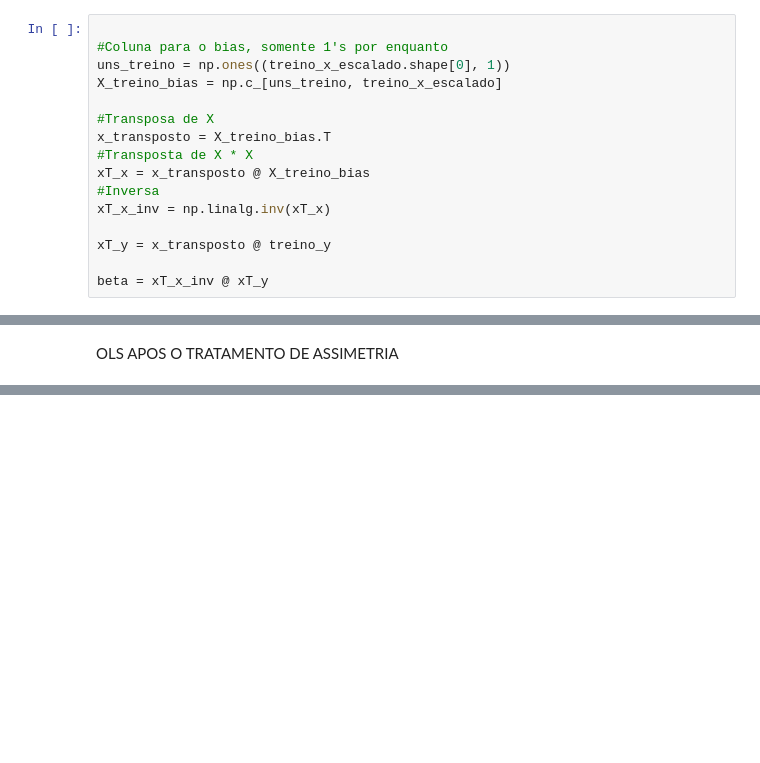
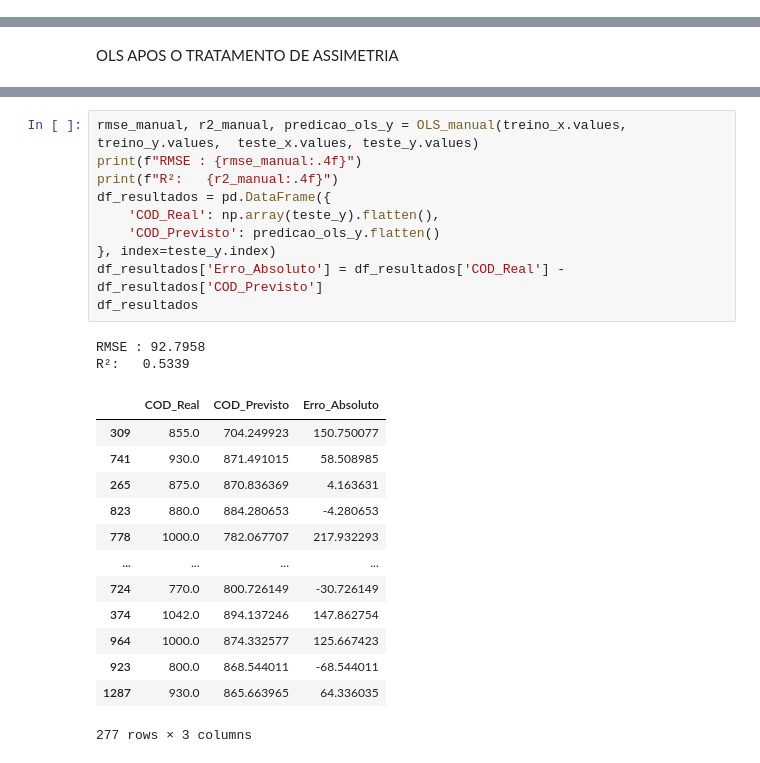
Before and after one commit to Krumpu/Homework_ICA, a Jupyter notebook: HW_2_ICA.ipynb, the cells around one changed output, grey strips where cells are left out. Saved outputs shown, nothing was run; the diff lists cells and outputs as text; blank space fills up the shorter version.

```diff
--- a/HW_2_ICA.ipynb
+++ b/HW_2_ICA.ipynb
@@ -125,16 +116,0 @@ teste_x_escalado  = (teste_x - media_treino) / std_treino
-# %%
-
-#Coluna para o bias, somente 1's por enquanto
-uns_treino = np.ones((treino_x_escalado.shape[0], 1))
-X_treino_bias = np.c_[uns_treino, treino_x_escalado]
-
-#Transposa de X
-x_transposto = X_treino_bias.T
-#Transposta de X * X
-xT_x = x_transposto @ X_treino_bias
-#Inversa
-xT_x_inv = np.linalg.inv(xT_x)
-
-xT_y = x_transposto @ treino_y
-
-beta = xT_x_inv @ xT_y
@@ -268,0 +246,26 @@ $$\beta = (X^T X + \lambda I)^{-1} X^T y$$
+# %%
+rmse_manual, r2_manual, predicao_ols_y = OLS_manual(treino_x.values,  treino_y.values,  teste_x.values, teste_y.values)
+print(f"RMSE : {rmse_manual:.4f}")
+print(f"R²:   {r2_manual:.4f}")
+df_resultados = pd.DataFrame({
+    'COD_Real': np.array(teste_y).flatten(),
+    'COD_Previsto': predicao_ols_y.flatten()
+}, index=teste_y.index)
+df_resultados['Erro_Absoluto'] = df_resultados['COD_Real'] - df_resultados['COD_Previsto']
+df_resultados
+# %% [output]
+RMSE : 92.7958
+R²:   0.5339
+|  | COD_Real | COD_Previsto | Erro_Absoluto |
+| 309 | 855.0 | 704.249923 | 150.750077 |
+| 741 | 930.0 | 871.491015 | 58.508985 |
+| 265 | 875.0 | 870.836369 | 4.163631 |
+| 823 | 880.0 | 884.280653 | -4.280653 |
+| 778 | 1000.0 | 782.067707 | 217.932293 |
+| ... | ... | ... | ... |
+| 724 | 770.0 | 800.726149 | -30.726149 |
+| 374 | 1042.0 | 894.137246 | 147.862754 |
+| 964 | 1000.0 | 874.332577 | 125.667423 |
+| 923 | 800.0 | 868.544011 | -68.544011 |
+| 1287 | 930.0 | 865.663965 | 64.336035 |
+277 rows × 3 columns
```
Also changed, not shown: parts of 16 cells of this notebook.
